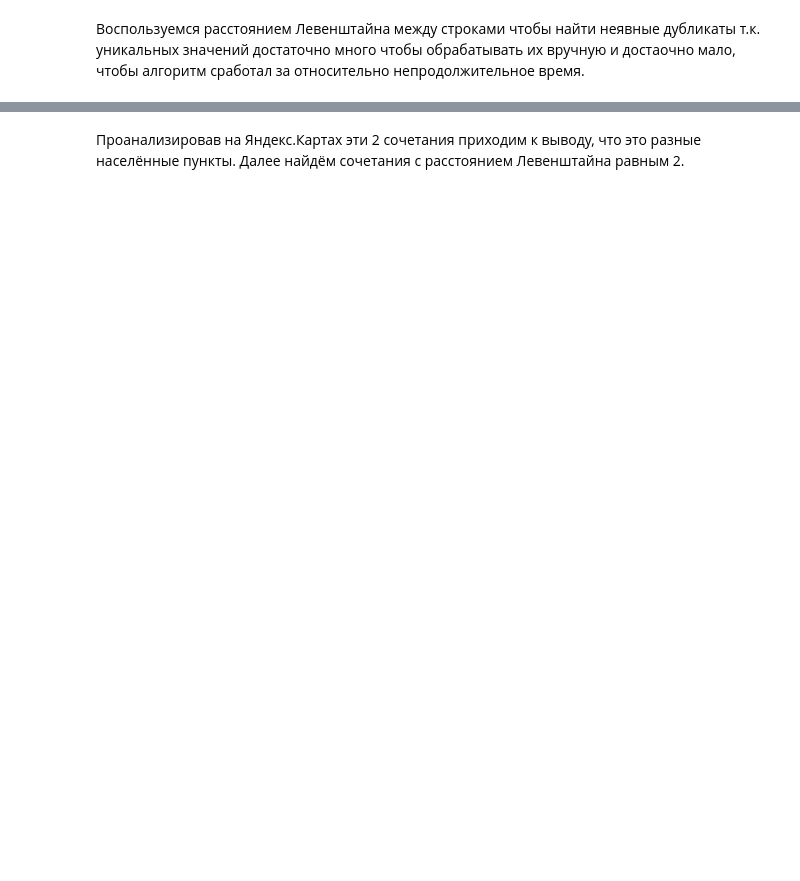
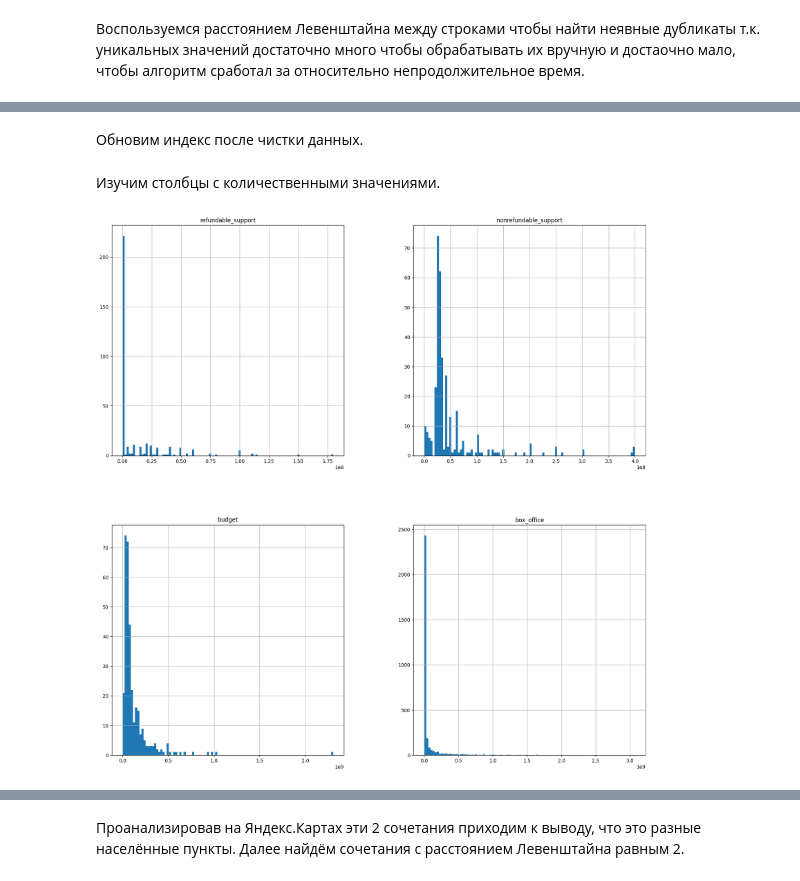
Before and after one commit to EvanderLatine/DS_Practicum, a Jupyter notebook: Composite_Project_1/EDA.ipynb, the cells around one changed output, grey strips where cells are left out. Drawn from its saved outputs; the diff is of its cells as text; code cells hidden in the pictures; blank space fills up the shorter version.

Commit message:
feat: cast types, handlw gaps, duplicates, analyse categorial values, start analysing quantitative velues

```diff
--- a/Composite_Project_1/EDA.ipynb
+++ b/Composite_Project_1/EDA.ipynb
@@ -527,0 +425,3 @@ Duplicates count: 2
+# %%
+df["director"] = df["director"].str.strip('._- ')
+df["director"].value_counts()
@@ -527,0 +441,3 @@ Duplicates count: 2
+# %%
+df["producer"] = df["producer"].str.strip('._- ')
+df["producer"].value_counts()
@@ -527,0 +457,3 @@ Duplicates count: 2
+# %%
+df["genres"] = df["genres"].str.strip('._- ')
+df["genres"].value_counts()
@@ -527,0 +473,11 @@ Duplicates count: 2
+# %% [markdown]
+Обновим индекс после чистки данных.
+# %%
+df = df.reset_index(drop=True)
+# %% [markdown]
+Изучим столбцы с количественными значениями.
+# %%
+numeric = df.select_dtypes(include=['float', 'int'])
+numeric.hist(bins=100, figsize=(20, 20));
+# %% [output]
+[figure, added]
```
Also changed, not shown: parts of 190 cells of this notebook.
